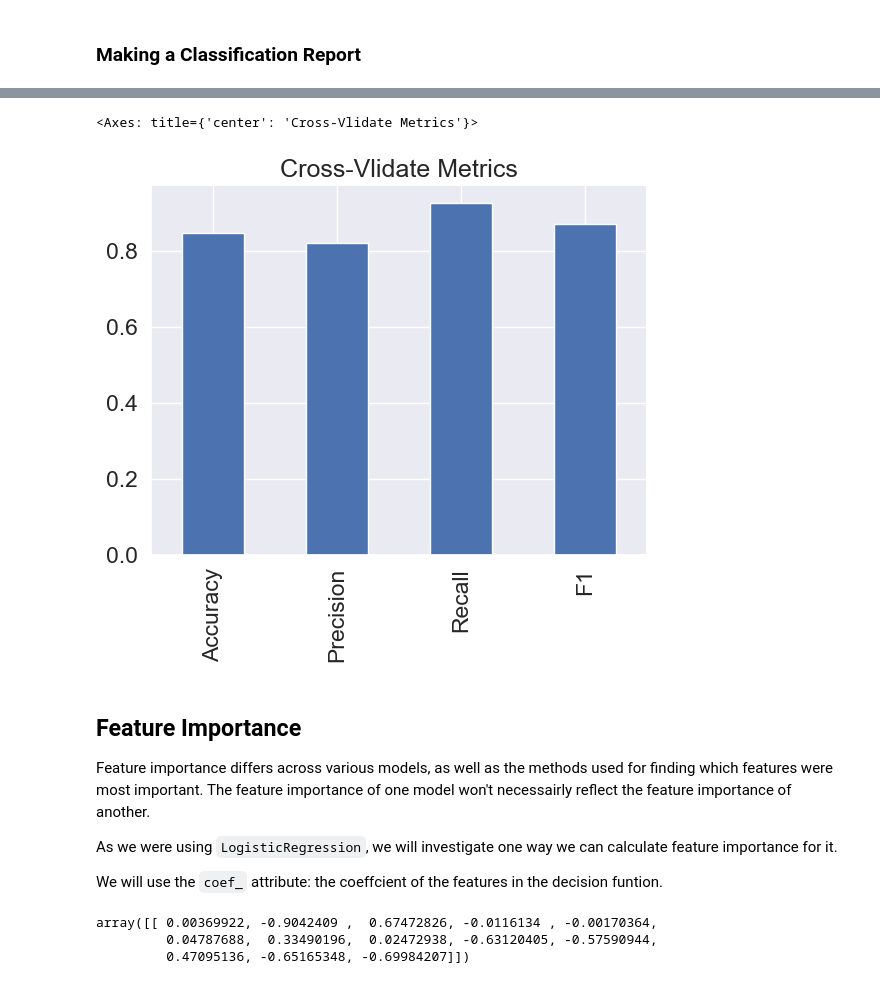
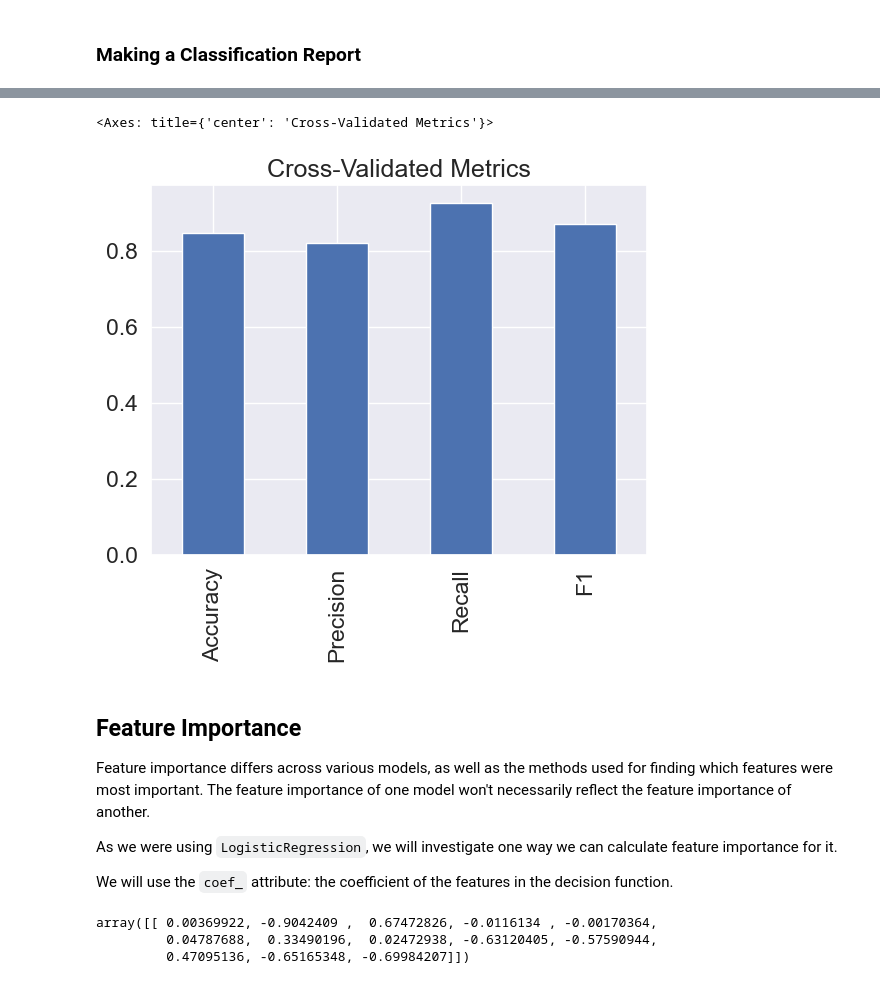
Before and after one commit to Amrovv/heart-disease-ML, a Jupyter notebook: notebooks/02-heart-disease-modeling.ipynb, the cells around one changed output, grey strips where cells are left out. Saved outputs shown, nothing was run; the diff lists cells and outputs as text; code cells hidden in the pictures.

```diff
--- a/notebooks/02-heart-disease-modeling.ipynb
+++ b/notebooks/02-heart-disease-modeling.ipynb
@@ -324,22 +333,21 @@ plot_conf_mat(y_test, y_preds)
 # Show classification report
 print(classification_report(y_test, y_preds))
 
-from sklearn.model_selection import cross_val_score
-from sklearn.model_selection import cross_validate
-
+# Recreate the tuned model, then cross-validate it across several metrics
 clf = LogisticRegression(C=0.23357214690901212,
                          solver="liblinear")
 
-# Showcase results for different metrics
+# Evaluate accuracy, precision, recall and F1 in a single 5-fold pass
 cv_results = cross_validate(clf,
                             X,
                             y,
                             cv=5,
                             scoring=["accuracy", "precision", "recall", "f1"])
 
-# Print the metrics
+# Print the mean of each metric (skip the fit/score timing keys)
 for metric, scores in cv_results.items():
-    print(f"{metric.replace('test_', '').title()}: {np.mean(scores):.4f}")
+    if metric.startswith("test_"):
+        print(f"{metric.replace('test_', '').title()}: {np.mean(scores):.4f}")
 
 # Visualise the cross-validated metrics
 cv_metrics = pd.DataFrame({
@@ -371,12 +377,12 @@ Wall time: 158 ms
-<Axes: title={'center': 'Cross-Vlidate Metrics'}>
+<Axes: title={'center': 'Cross-Validated Metrics'}>
-[figure, old version]
+[figure, new version]
 # %% [markdown]
 ## Feature Importance
-Feature importance differs across various models, as well as the methods used for finding which features were most important. The feature importance of one model won't necessairly reflect the feature importance of another.
+Feature importance differs across various models, as well as the methods used for finding which features were most important. The feature importance of one model won't necessarily reflect the feature importance of another.
 
 As we were using `LogisticRegression`, we will investigate one way we can calculate feature importance for it.
 
-We will use the `coef_` attribute: the coeffcient of the features in the decision funtion.
+We will use the `coef_` attribute: the coefficient of the features in the decision function.
 # %%
 # Fit an instance of LogisticRegression
 clf.fit(X_train, y_train)
```
Also changed, not shown: parts of 10 cells of this notebook, 3 other files.
